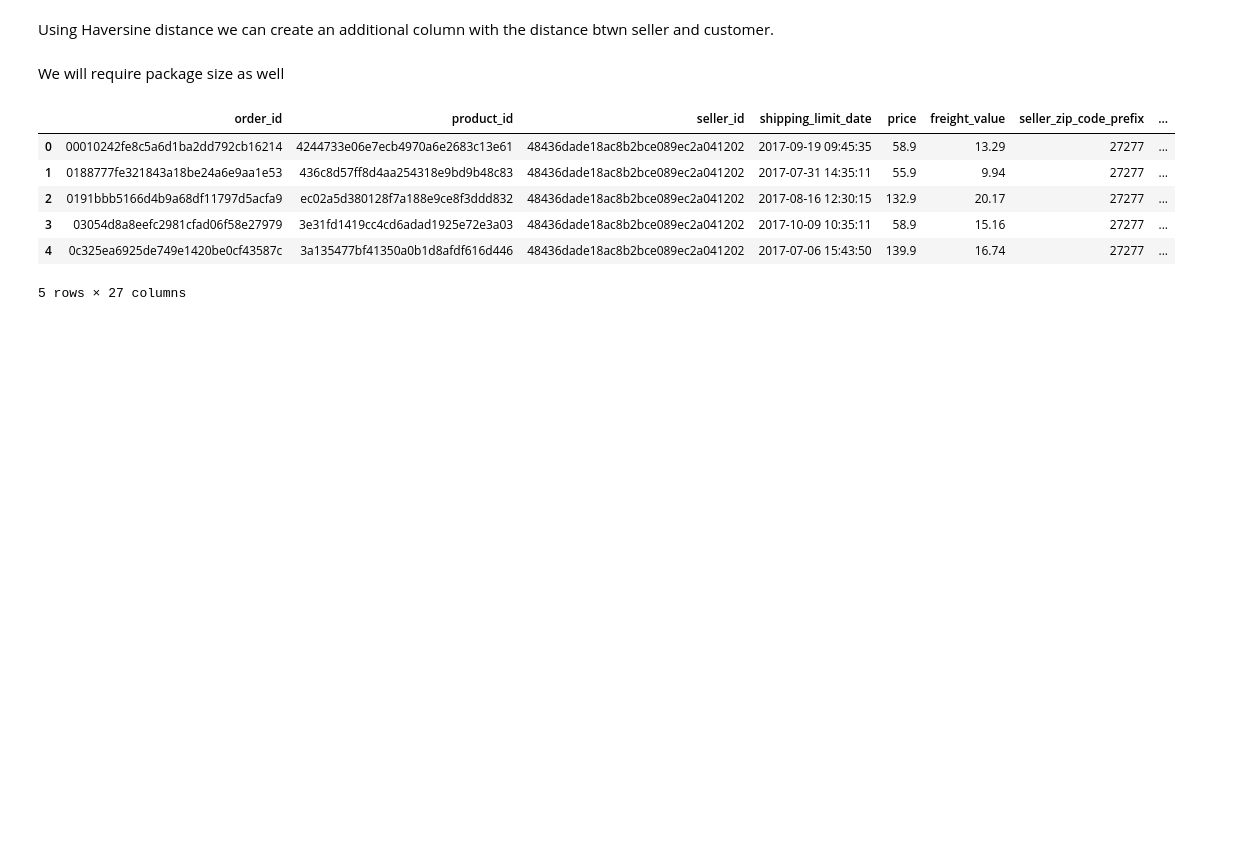
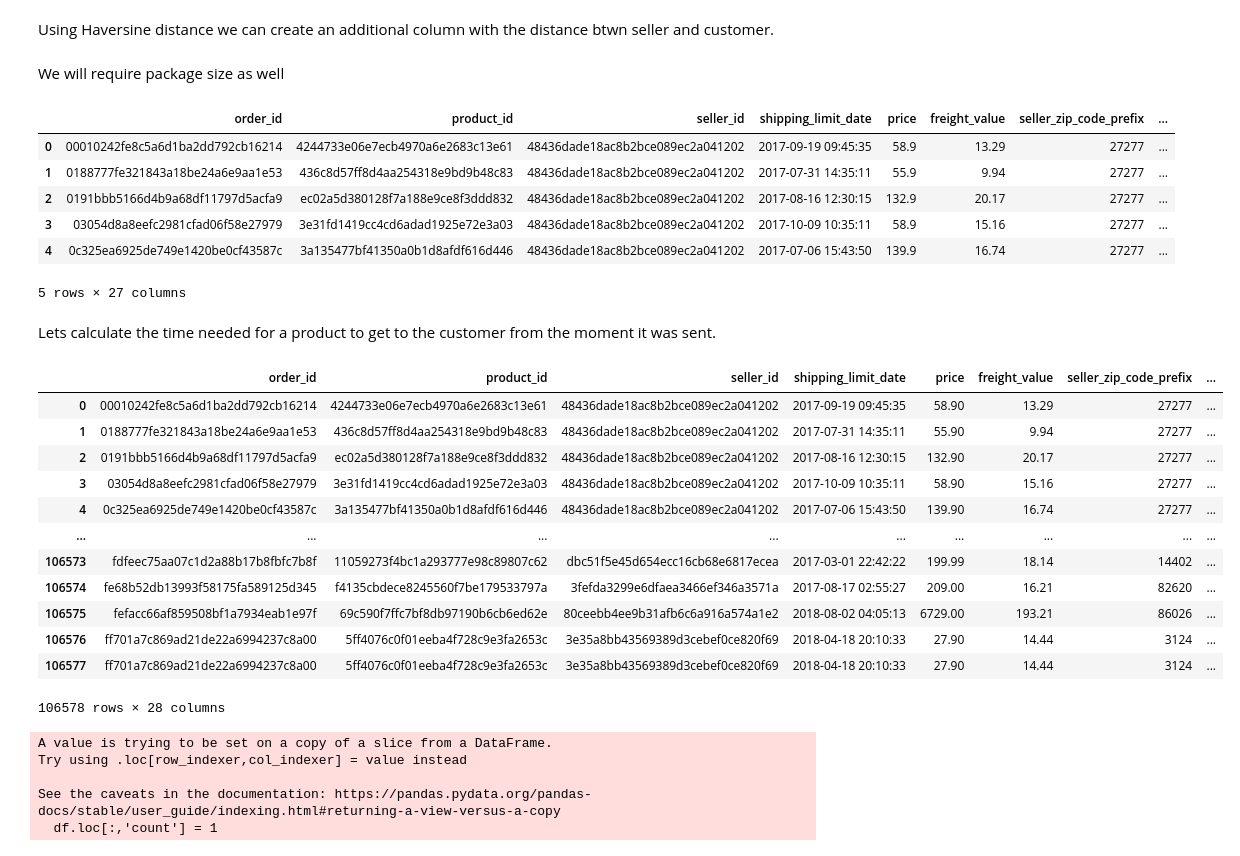
Before and after one commit to Ksyu22/olist_ecommerce, a Jupyter notebook: olist_ecommerce/notebooks/eda_delivery_prediction.ipynb, the cells around one changed output. Saved outputs shown, nothing was run; the diff lists cells and outputs as text; code cells hidden in the pictures; blank space fills up the shorter version.

Commit message:
added time

```diff
--- a/olist_ecommerce/notebooks/eda_delivery_prediction.ipynb
+++ b/olist_ecommerce/notebooks/eda_delivery_prediction.ipynb
@@ -416,3 +416,47 @@ final_df.head()
 | 3 | 03054d8a8eefc2981cfad06f58e27979 | 3e31fd1419cc4cd6adad1925e72e3a03 | 48436dade18ac8b2bce089ec2a041202 | 2017-10-09 10:35:11 | 58.9 | 15.16 | 27277 | ... |
 | 4 | 0c325ea6925de749e1420be0cf43587c | 3a135477bf41350a0b1d8afdf616d446 | 48436dade18ac8b2bce089ec2a041202 | 2017-07-06 15:43:50 | 139.9 | 16.74 | 27277 | ... |
 5 rows × 27 columns
+# %% [markdown]
+Lets calculate the time needed for a product to get to the customer from the moment it was sent.
+# %%
+
+time_columns = ['order_purchase_timestamp',
+                 'order_delivered_customer_date',
+                 'order_estimated_delivery_date']
+
+# convert columns to time format
+for column in time_columns:
+    final_df[column] = pd.to_datetime(final_df[column])
+# %%
+final_df['wait_time'] = (final_df['order_delivered_customer_date'] - final_df['order_purchase_timestamp']).dt.days
+# %%
+final_df
+# %% [output]
+|  | order_id | product_id | seller_id | shipping_limit_date | price | freight_value | seller_zip_code_prefix | ... |
+| 0 | 00010242fe8c5a6d1ba2dd792cb16214 | 4244733e06e7ecb4970a6e2683c13e61 | 48436dade18ac8b2bce089ec2a041202 | 2017-09-19 09:45:35 | 58.90 | 13.29 | 27277 | ... |
+| 1 | 0188777fe321843a18be24a6e9aa1e53 | 436c8d57ff8d4aa254318e9bd9b48c83 | 48436dade18ac8b2bce089ec2a041202 | 2017-07-31 14:35:11 | 55.90 | 9.94 | 27277 | ... |
+| 2 | 0191bbb5166d4b9a68df11797d5acfa9 | ec02a5d380128f7a188e9ce8f3ddd832 | 48436dade18ac8b2bce089ec2a041202 | 2017-08-16 12:30:15 | 132.90 | 20.17 | 27277 | ... |
+| 3 | 03054d8a8eefc2981cfad06f58e27979 | 3e31fd1419cc4cd6adad1925e72e3a03 | 48436dade18ac8b2bce089ec2a041202 | 2017-10-09 10:35:11 | 58.90 | 15.16 | 27277 | ... |
+| 4 | 0c325ea6925de749e1420be0cf43587c | 3a135477bf41350a0b1d8afdf616d446 | 48436dade18ac8b2bce089ec2a041202 | 2017-07-06 15:43:50 | 139.90 | 16.74 | 27277 | ... |
+| ... | ... | ... | ... | ... | ... | ... | ... | ... |
+| 106573 | fdfeec75aa07c1d2a88b17b8fbfc7b8f | 11059273f4bc1a293777e98c89807c62 | dbc51f5e45d654ecc16cb68e6817ecea | 2017-03-01 22:42:22 | 199.99 | 18.14 | 14402 | ... |
+| 106574 | fe68b52db13993f58175fa589125d345 | f4135cbdece8245560f7be179533797a | 3fefda3299e6dfaea3466ef346a3571a | 2017-08-17 02:55:27 | 209.00 | 16.21 | 82620 | ... |
+| 106575 | fefacc66af859508bf1a7934eab1e97f | 69c590f7ffc7bf8db97190b6cb6ed62e | 80ceebb4ee9b31afb6c6a916a574a1e2 | 2018-08-02 04:05:13 | 6729.00 | 193.21 | 86026 | ... |
+| 106576 | ff701a7c869ad21de22a6994237c8a00 | 5ff4076c0f01eeba4f728c9e3fa2653c | 3e35a8bb43569389d3cebef0ce820f69 | 2018-04-18 20:10:33 | 27.90 | 14.44 | 3124 | ... |
+| 106577 | ff701a7c869ad21de22a6994237c8a00 | 5ff4076c0f01eeba4f728c9e3fa2653c | 3e35a8bb43569389d3cebef0ce820f69 | 2018-04-18 20:10:33 | 27.90 | 14.44 | 3124 | ... |
+106578 rows × 28 columns
+# %%
+df = final_df[['order_id', 'order_purchase_timestamp',
+                'order_delivered_customer_date',
+                 'geolocation_state_customer', 'geolocation_state_seller',
+                 'distance',
+                 'product_size_cm3', 'product_weight_g',
+                 'wait_time',
+                 'order_estimated_delivery_date']]
+df.loc[:,'count'] = 1
+# %% [output]
+A value is trying to be set on a copy of a slice from a DataFrame.
+Try using .loc[row_indexer,col_indexer] = value instead
+
+See the caveats in the documentation: https://pandas.pydata.org/pandas-docs/stable/user_guide/indexing.html#returning-a-view-versus-a-copy
+  df.loc[:,'count'] = 1
```
